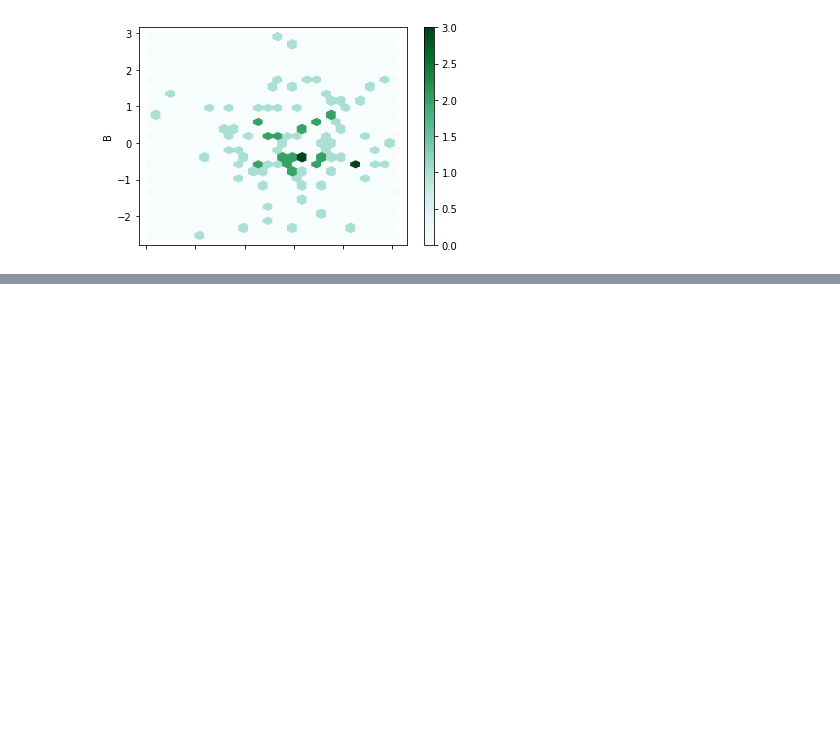
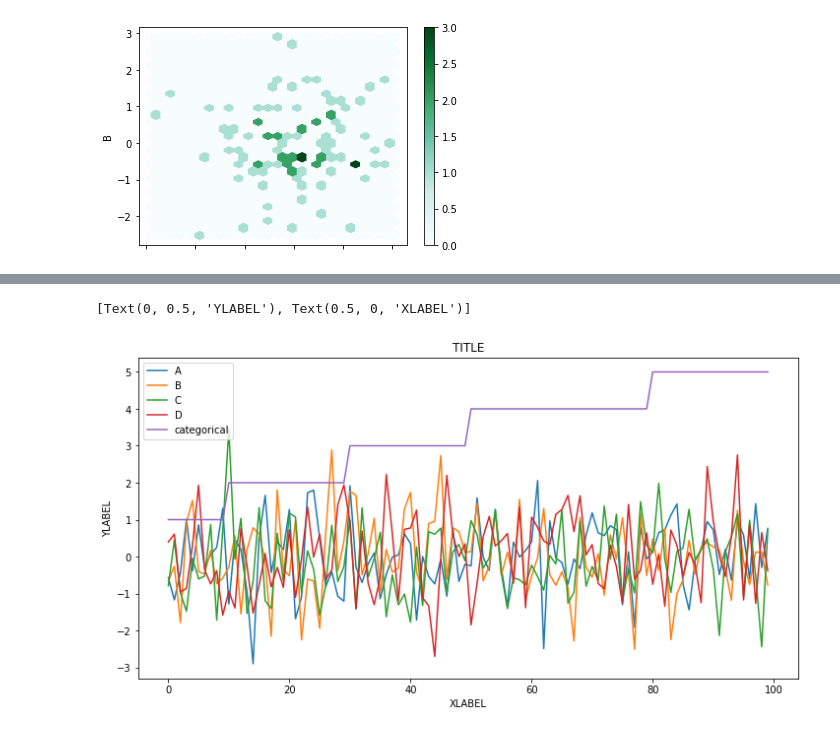
Before and after one commit to mahesh-keswani/ML-DL-FromBasicsToAdvance, a Jupyter notebook: pandas_basics/visualizing_data_with_pandas.ipynb, the cells around one changed output, grey strips where cells are left out. Drawn from its saved outputs; the diff is of its cells as text; code cells hidden in the pictures; blank space fills up the shorter version.

```diff
--- a/pandas_basics/visualizing_data_with_pandas.ipynb
+++ b/pandas_basics/visualizing_data_with_pandas.ipynb
@@ -157,0 +165,12 @@ df.plot.hexbin(x = 'A', y = 'B', gridsize = 25);
+# %%
+# now adding title, xlabel, ylabel to the plot
+
+title = 'TITLE'
+xlabel = 'XLABEL'
+ylabel = 'YLABEL'
+
+ax = df.plot.line(figsize = (12, 6), title = title)
+ax.set( xlabel = xlabel, ylabel = ylabel)
+# %% [output]
+[Text(0, 0.5, 'YLABEL'), Text(0.5, 0, 'XLABEL')]
+[figure, added]
```
Also changed, not shown: parts of 2 cells of this notebook.
